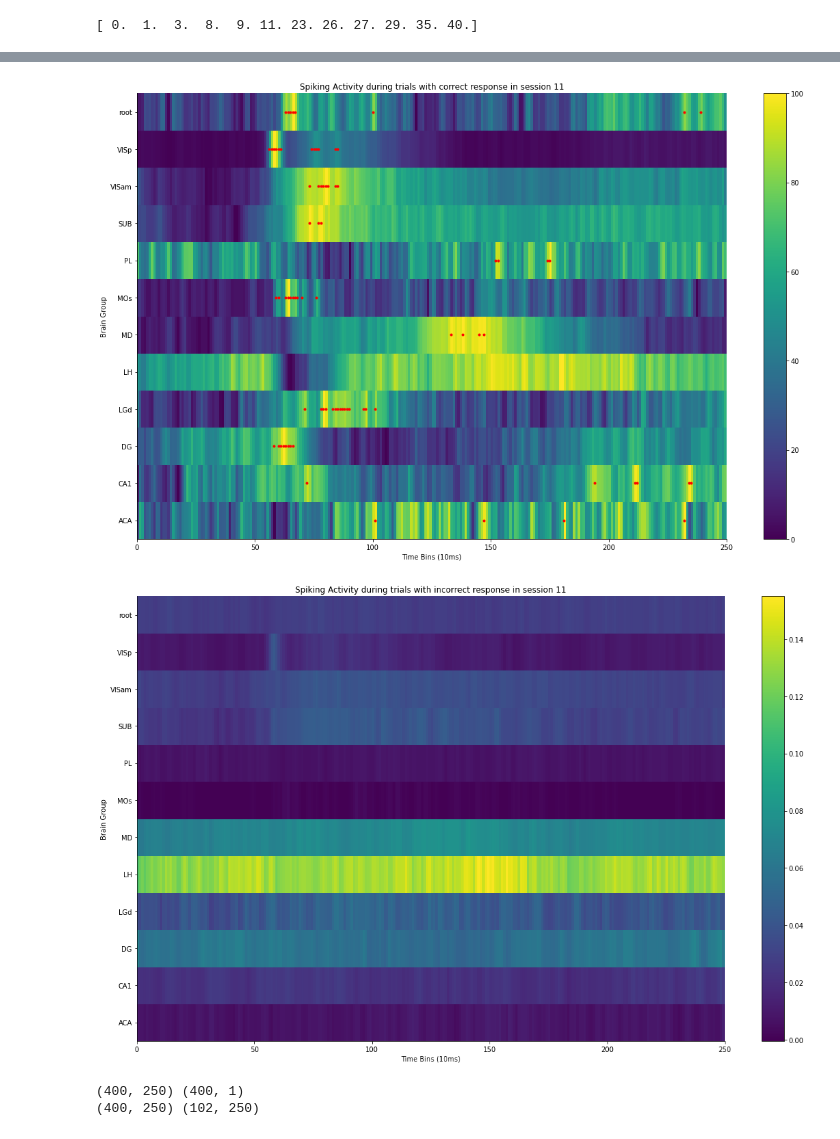
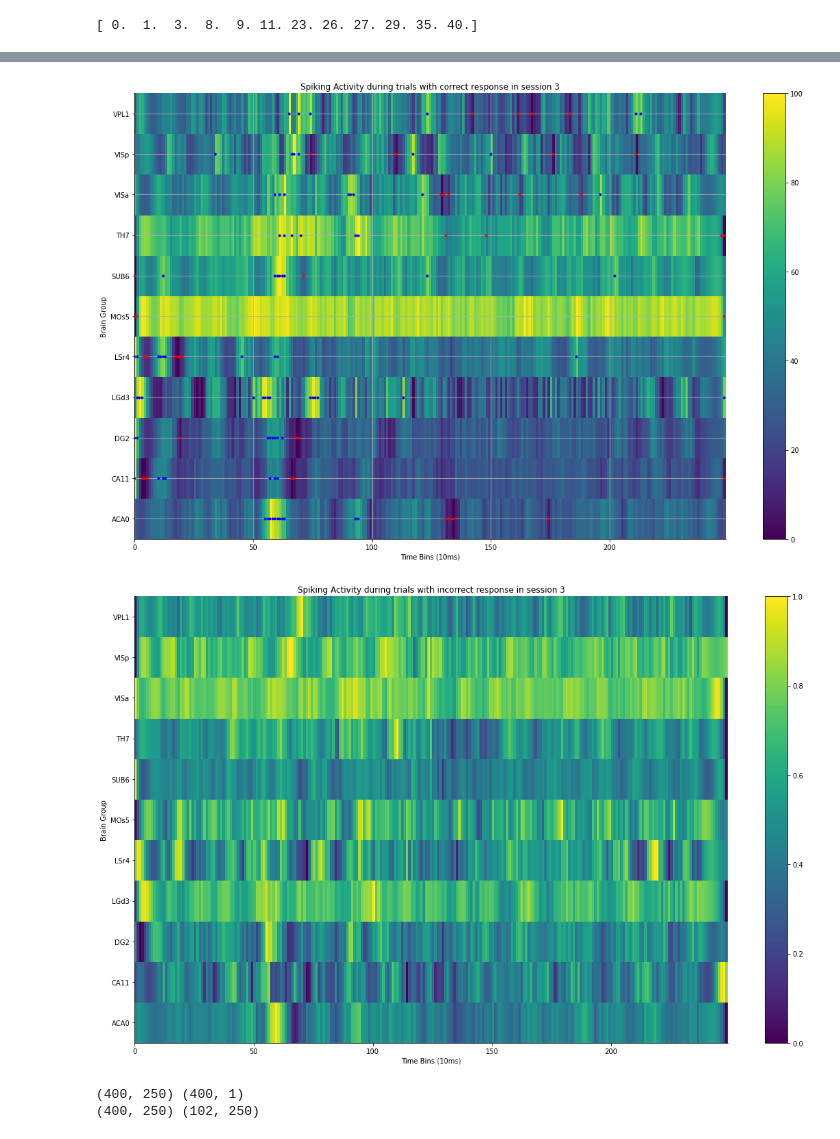
Before and after one commit to tipsyfermion/NMA_Mapping_Brain_Networks_2020, a Jupyter notebook: code/dataAnalysis.ipynb, the cells around one changed output, grey strips where cells are left out. Saved outputs shown, nothing was run; the diff lists cells and outputs as text; code cells hidden in the pictures.

```diff
--- a/code/dataAnalysis.ipynb
+++ b/code/dataAnalysis.ipynb
@@ -118,7 +120,7 @@ np.shape(alldat[0]['spks'])
 (734, 214, 250)
 # %%
 #Choose dataset
-session =11
+session =3
 dat = alldat[session]
 dt = dat['bin_size']
 no_of_bins = np.shape(dat['spks'])[2]
@@ -170,46 +172,58 @@ plt.show()
 # %%
 from scipy.signal import *
-group_activation_CR = np.zeros((n_group_present, no_of_bins))
-group_activation_CR_tr = []
-group_activation_WR = np.zeros((n_group_present, no_of_bins))
+group_activation_CR = np.zeros((n_group_present, no_of_bins-1))
+group_activation_CR_tr_high = []
+group_activation_CR_tr_low = []
+group_activation_WR = np.zeros((n_group_present, no_of_bins-1))
 group_activation_WR_tr = []
 for idx, group in enumerate(groups_present):
-    group_activation_CR_tr.append([])
+    group_activation_CR_tr_high.append([])
+    group_activation_CR_tr_low.append([])
     group_activation_WR_tr.append([])
     CR_spikes = np.mean(spikes_CR[np.where(dat['brain_area'] == group)[0],:,:],axis=(0,1))#/np.mean(spikes_passive[np.where(dat['brain_area'] == group)[0],:,:],axis=(0,1,2))
     WR_spikes = np.mean(spikes_WR[np.where(dat['brain_area'] == group)[0],:,:],axis=(0,1))#/np.mean(spikes_passive[np.where(dat['brain_area'] == group)[0],:,:],axis=(0,1,2))
 
+    CR_spikes = np.diff(CR_spikes)
+    WR_spikes = np.diff(WR_spikes)
+
     #Smooth the data
-    CR_spikes = savgol_filter(CR_spikes,5,3)
-    WR_spikes = savgol_filter(WR_spikes,5,3)
+    CR_spikes = savgol_filter(CR_spikes,21,5)
+    WR_spikes = savgol_filter(WR_spikes,21,5)
     #Normalize
     CR_spikes = (CR_spikes - np.min(CR_spikes))/np.ptp(CR_spikes)
+    WR_spikes = (WR_spikes - np.min(WR_spikes))/np.ptp(WR_spikes)
 
-    group_activation_CR_tr[idx] = np.where(CR_spikes>(CR_spikes.mean()+1.96*CR_spikes.std()))[0]
+    group_activation_CR_tr_high[idx] = np.where(CR_spikes>(CR_spikes.mean()+1.96*CR_spikes.std()))[0]
+    group_activation_CR_tr_low[idx] = np.where(CR_spikes<(CR_spikes.mean()-1.96*CR_spikes.std()))[0]
 
     group_activation_CR[idx,:] = CR_spikes
     group_activation_WR[idx,:] = WR_spikes
 
 plt.pcolormesh(group_activation_CR/dt)
 #     WR_spikes = (WR_spikes - np.min(WR_spikes))/np.ptp(WR_spikes)
+group_names = groups_present
 for idx in range(len(groups_present)):
-    plt.plot(group_activation_CR_tr[idx],np.ones(len(group_activation_CR_tr[idx]))*(0.5+idx),'r.')
-plt.yticks(np.arange(0.5,len(groups_present),1),groups_present)
+    plt.plot(group_activation_CR_tr_high[idx],np.ones(len(group_activation_CR_tr_high[idx]))*(0.5+idx),'b.')
+    plt.plot(group_activation_CR_tr_low[idx],np.ones(len(group_activation_CR_tr_low[idx]))*(0.5+idx),'r.')
+    group_names[idx] = group_names[idx] + str(idx)
+plt.yticks(np.arange(0.5,len(groups_present),1),group_names)
 plt.ylabel('Brain Group')
 plt.xlabel('Time Bins (10ms)')
 plt.title('Spiking Activity during trials with correct response in session '+str(session))
 plt.colorbar()
+plt.grid()
 plt.show()
 plt.pcolormesh(group_activation_WR)
 plt.yticks(np.arange(0.5,len(groups_present),1),groups_present)
 plt.ylabel('Brain Group')
 plt.xlabel('Time Bins (10ms)')
 plt.title('Spiking Activity during trials with incorrect response in session '+str(session))
 plt.colorbar()
+
 plt.show()
 # %% [output]
-[figure, old version]
+[figure, new version]
-[figure, old version]
+[figure, new version]
 # %%
 #Choose dataset
 session = 11
```
Also changed, not shown: parts of 7 cells of this notebook.
